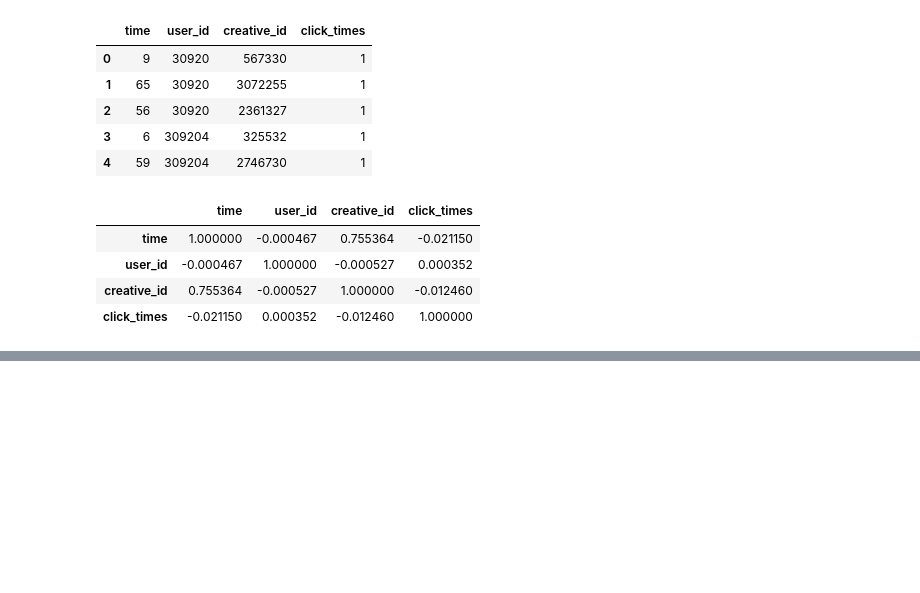
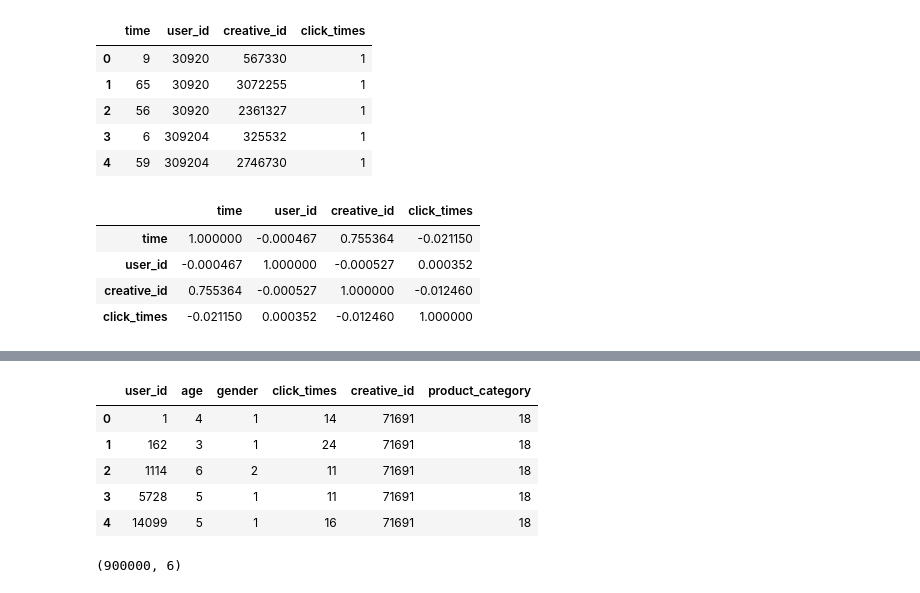
Before and after one commit to lx1374327576/xzwbsrz_pre, a Jupyter notebook: lx_test/pre_test1.ipynb, the cells around one changed output, grey strips where cells are left out. Saved outputs shown, nothing was run; the diff lists cells and outputs as text; code cells hidden in the pictures; blank space fills up the shorter version.

```diff
--- a/lx_test/pre_test1.ipynb
+++ b/lx_test/pre_test1.ipynb
@@ -134,0 +220,4 @@ df3.corr()
+# %%
+df4 = df4[['user_id', 'creative_id']]
+# %%
+df = pd.merge(df, df4, left_on='user_id', right_on='user_id')
@@ -134,0 +233,17 @@ df3.corr()
+# %%
+df5 = df2[['creative_id', 'product_category']]
+# %%
+df = pd.merge(df, df5, left_on='creative_id', right_on='creative_id')
+# %%
+df.head()
+# %% [output]
+|  | user_id | age | gender | click_times | creative_id | product_category |
+| 0 | 1 | 4 | 1 | 14 | 71691 | 18 |
+| 1 | 162 | 3 | 1 | 24 | 71691 | 18 |
+| 2 | 1114 | 6 | 2 | 11 | 71691 | 18 |
+| 3 | 5728 | 5 | 1 | 11 | 71691 | 18 |
+| 4 | 14099 | 5 | 1 | 16 | 71691 | 18 |
+# %%
+df.shape
+# %% [output]
+(900000, 6)
```
Also changed, not shown: parts of 24 cells of this notebook.
